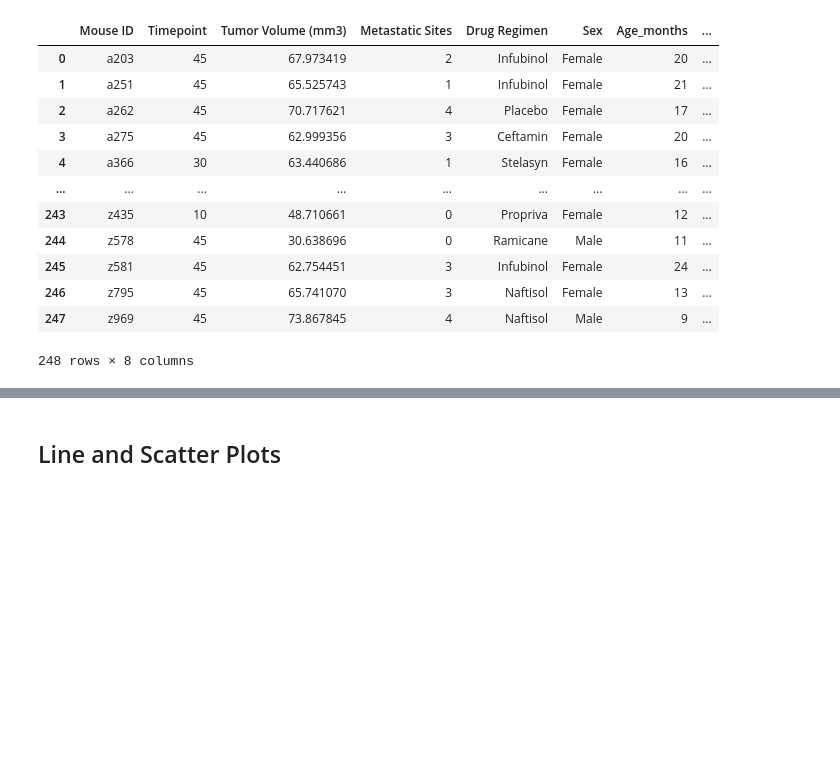
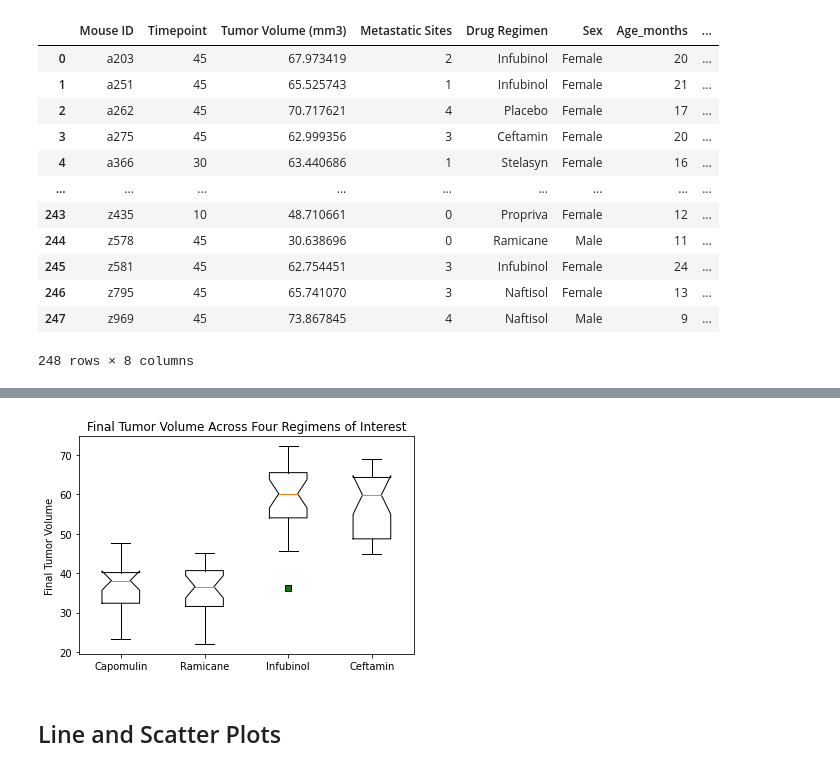
Before and after one commit to Auburn9698/matplotlib-challenge, a Jupyter notebook: pymaceuticals.ipynb, the cells around one changed output, grey strips where cells are left out. Drawn from its saved outputs; the diff is of its cells as text; code cells hidden in the pictures; blank space fills up the shorter version.

Commit message:
Saving draft through single mice plot
Saving draft through graph of tumor volume for a single mouse over time.

```diff
--- a/pymaceuticals.ipynb
+++ b/pymaceuticals.ipynb
@@ -246,22 +244,3 @@ tumor_merge
 | 246 | z795 | 45 | 65.741070 | 3 | Naftisol | Female | 13 | ... |
 | 247 | z969 | 45 | 73.867845 | 4 | Naftisol | Male | 9 | ... |
 248 rows × 8 columns
-# %%
-# Put treatments into a list for for loop (and later for plot labels)
-treatment_list = ["Capomulin, Ramicane", "Infubinol", "Ceftamin"]
-
-# Create empty list to fill with tumor vol data (for plotting)
-tumor_vol_list = []
-
-# Calculate the IQR and quantitatively determine if there are any potential outliers.
-
-for drug in treatment_list:
-
-
-# Locate the rows which contain mice on each drug and get the tumor volumes
-
-
-# add subset
-
-
-# Determine outliers using upper and lower bounds
@@ -270,2 +306,18 @@ for drug in treatment_list:
+# %%
+# Generate a box plot of the final tumor volume of each mouse across four regimens of interest
+
+
+fig1, ax1 = plt.subplots()
+ax1.set_title("Final Tumor Volume Across Four Regimens of Interest")
+ax1.boxplot(tumor_vol_list, treatments_list, showfliers = True, flierprops = {'markerfacecolor': 'g', 'marker': 's'})
+ax1.set_xticklabels(["Capomulin", "Ramicane", "Infubinol", "Ceftamin"])
+ax1.set_ylabel("Final Tumor Volume")
+
+plt.show()
+
+# It appears these are showing up as "notched" box plots.  Have searched a bunch, but can't find out how to turn it off.
+# Setting notch=None above breaks it/causes error.
+# %% [output]
+[figure, added]
 # %% [markdown]
 ##  Line and Scatter Plots
```
Also changed, not shown: parts of 10 cells of this notebook.
